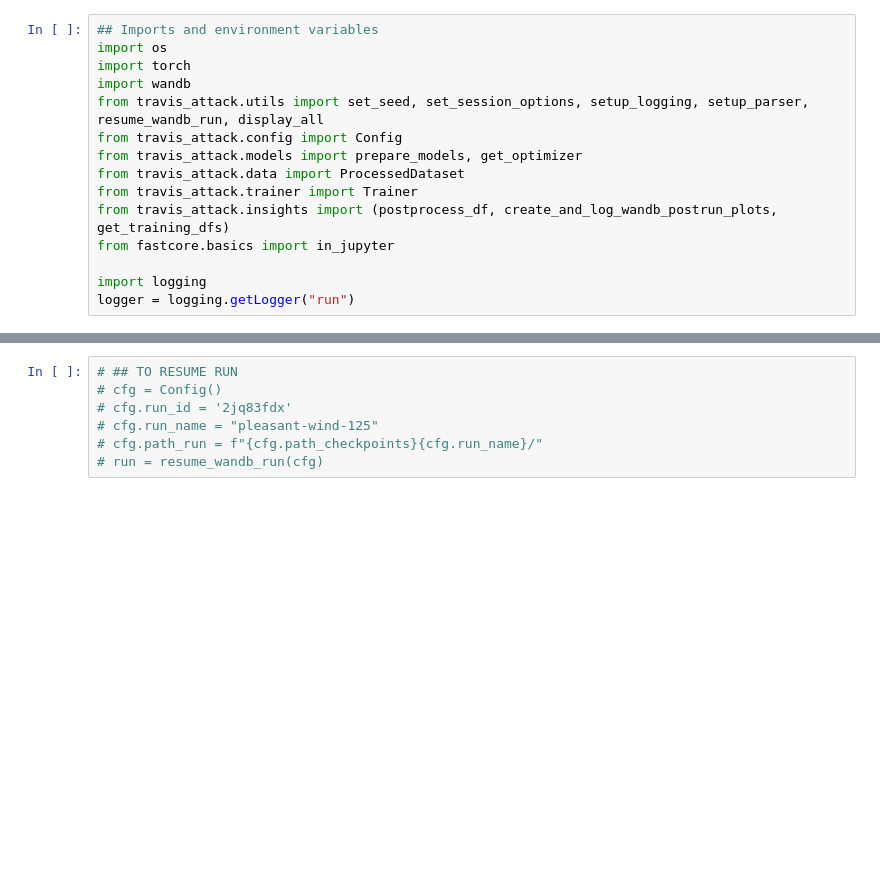
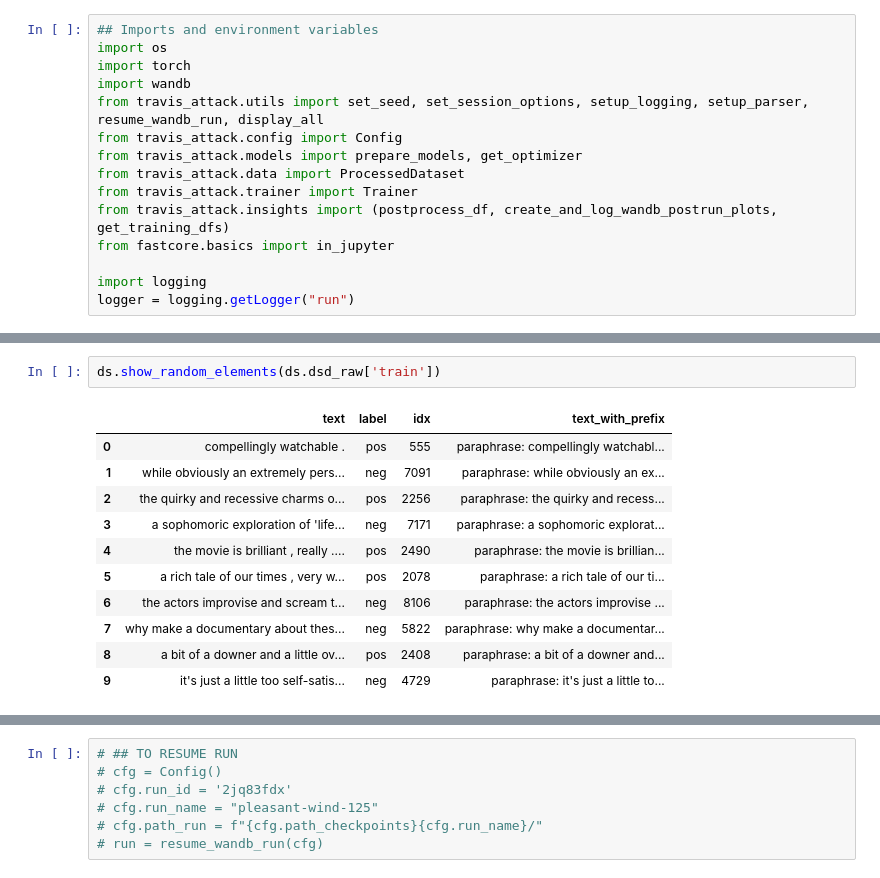
Before and after one commit to puzzler10/travis_attack, a Jupyter notebook: run.ipynb, the cells around one changed output, grey strips where cells are left out. Saved outputs shown, nothing was run; the diff lists cells and outputs as text; blank space fills up the shorter version.

```diff
--- a/run.ipynb
+++ b/run.ipynb
@@ -106,0 +80,14 @@ travis_attack.data: INFO     Will load dataset rotten_tomatoes with use_small_ds
+# %%
+ds.show_random_elements(ds.dsd_raw['train'])
+# %% [output]
+|  | text | label | idx | text_with_prefix |
+| 0 | compellingly watchable . | pos | 555 | paraphrase: compellingly watchabl... |
+| 1 | while obviously an extremely pers... | neg | 7091 | paraphrase: while obviously an ex... |
+| 2 | the quirky and recessive charms o... | pos | 2256 | paraphrase: the quirky and recess... |
+| 3 | a sophomoric exploration of 'life... | neg | 7171 | paraphrase: a sophomoric explorat... |
+| 4 | the movie is brilliant , really .... | pos | 2490 | paraphrase: the movie is brillian... |
+| 5 | a rich tale of our times , very w... | pos | 2078 | paraphrase: a rich tale of our ti... |
+| 6 | the actors improvise and scream t... | neg | 8106 | paraphrase: the actors improvise ... |
+| 7 | why make a documentary about thes... | neg | 5822 | paraphrase: why make a documentar... |
+| 8 | a bit of a downer and a little ov... | pos | 2408 | paraphrase: a bit of a downer and... |
+| 9 | it's just a little too self-satis... | neg | 4729 | paraphrase: it's just a little to... |
```
Also changed, not shown: parts of 10 cells of this notebook, 25 other files.
